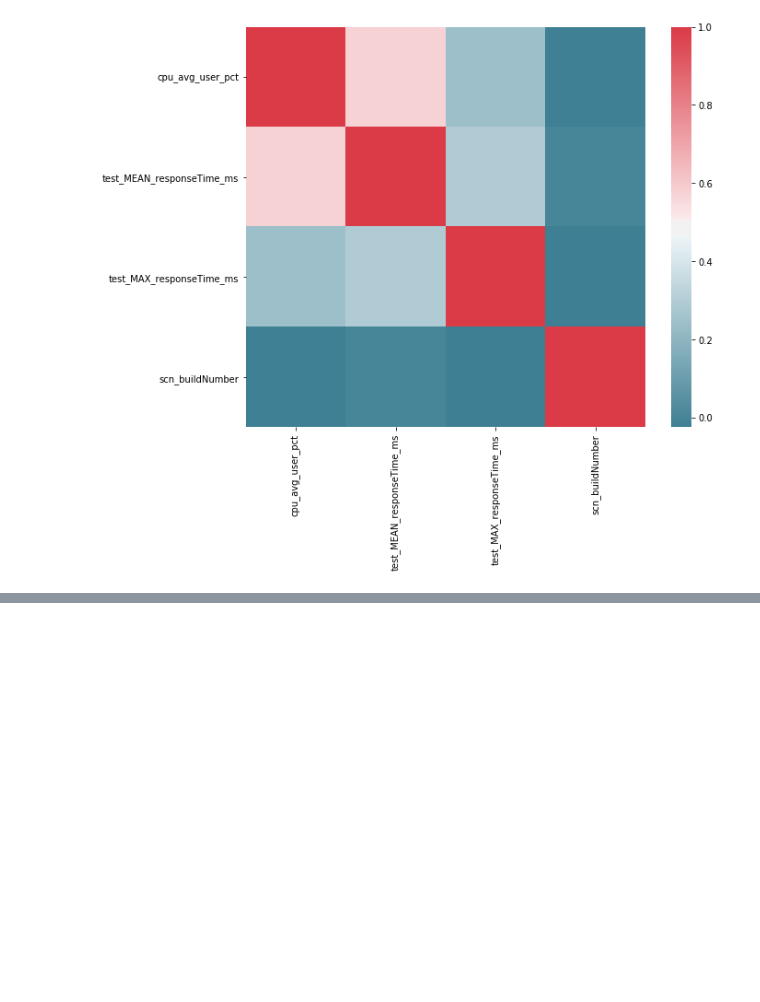
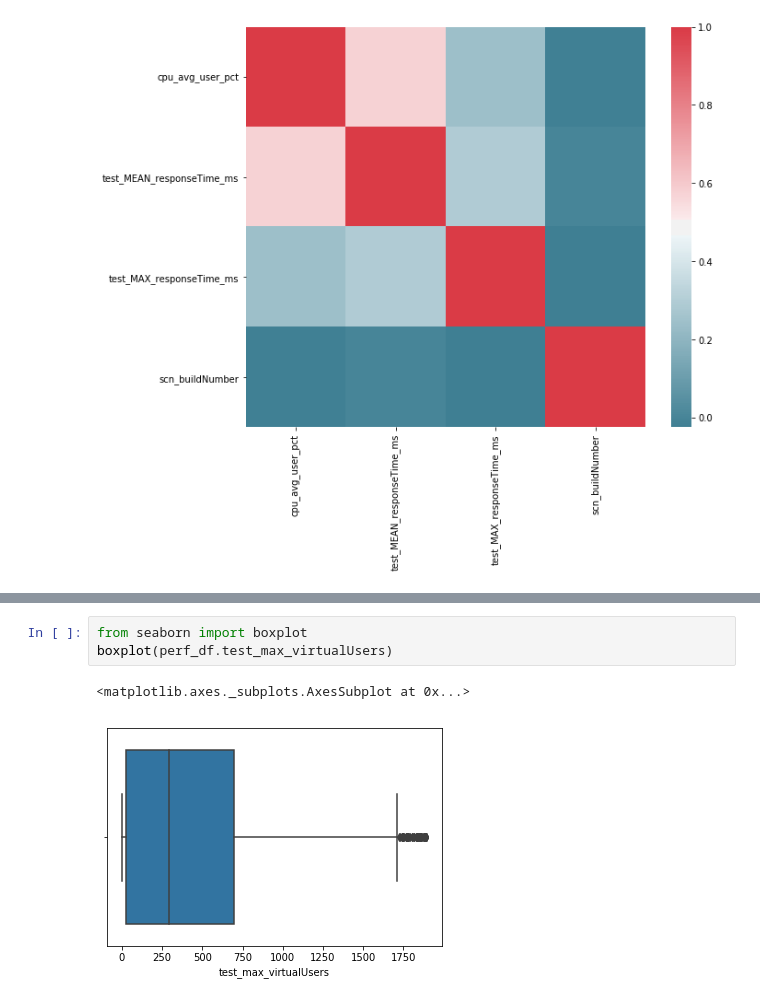
Before and after one commit to eshernan/datascience_training, a Jupyter notebook: notebooks/Exercises_1_solve.ipynb, the cells around one changed output, grey strips where cells are left out. Saved outputs shown, nothing was run; the diff lists cells and outputs as text; blank space fills up the shorter version.

```diff
--- a/notebooks/Exercises_1_solve.ipynb
+++ b/notebooks/Exercises_1_solve.ipynb
@@ -265,0 +280,6 @@ sns.heatmap(corr, mask=np.zeros_like(corr, dtype=np.bool), cmap=sns.diverging_pa
+# %%
+from seaborn import boxplot
+boxplot(perf_df.test_max_virtualUsers)
+# %% [output]
+<matplotlib.axes._subplots.AxesSubplot at 0x...>
+[figure, added]
```
Also changed, not shown: parts of 9 cells of this notebook, 1 other file.
